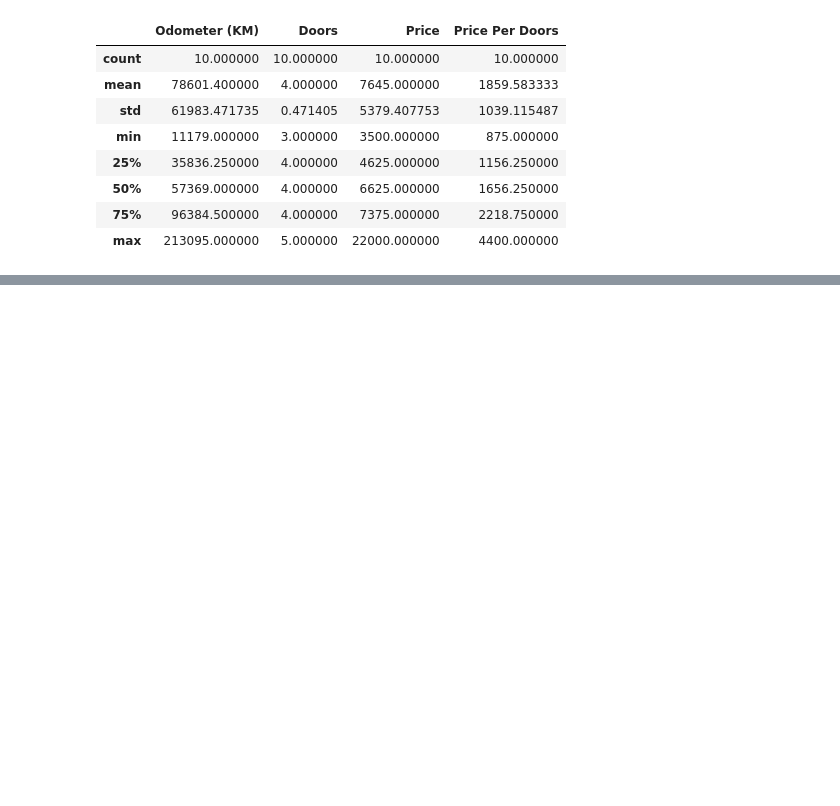
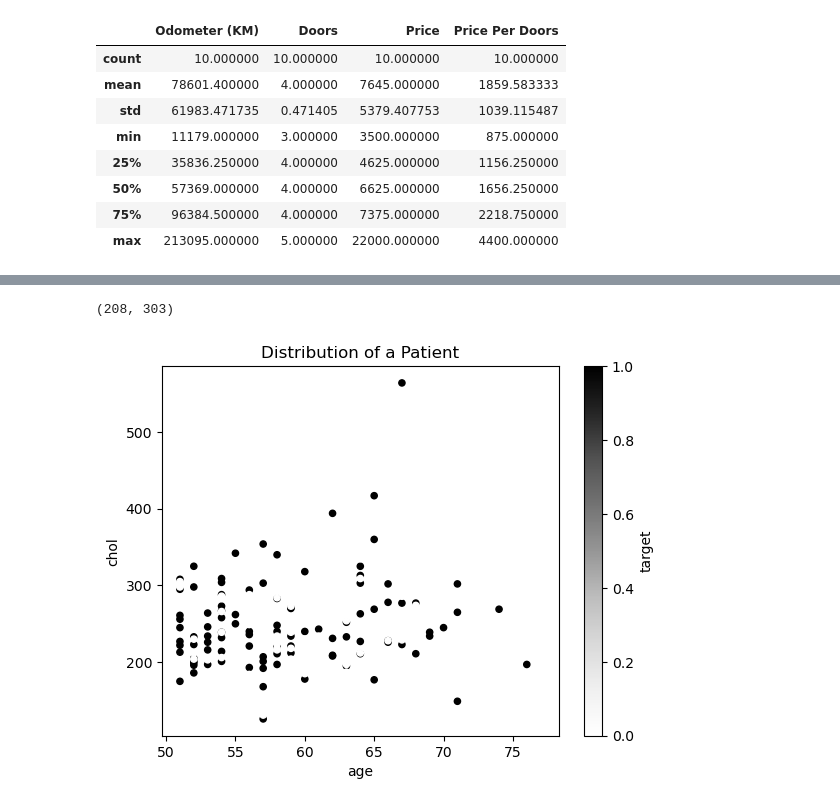
Before and after one commit to LivingstonTardzenyuy/Data-Science-Machine-Learning, a Jupyter notebook: matplotlib/Introduction to Matplotlib.ipynb, the cells around one changed output, grey strips where cells are left out. Saved outputs shown, nothing was run; the diff lists cells and outputs as text; code cells hidden in the pictures; blank space fills up the shorter version.

```diff
--- a/matplotlib/Introduction to Matplotlib.ipynb
+++ b/matplotlib/Introduction to Matplotlib.ipynb
@@ -278,0 +316,3 @@ heart_disease = pd.read_csv()
+# %%
+over_50 = heart_disease[heart_disease["age"] > 50]
+over_50
@@ -278,0 +333,4 @@ heart_disease = pd.read_csv()
+# %%
+len(over_50), len(heart_disease)
+# %% [output]
+(208, 303)
@@ -278,0 +339,10 @@ heart_disease = pd.read_csv()
+# %%
+over_50.plot(
+    kind="scatter",
+    x="age",
+    y="chol",
+    c="target"
+)
+plt.title("Distribution of a Patient");
+# %% [output]
+[figure, added]
```
Also changed, not shown: parts of 7 cells of this notebook.
